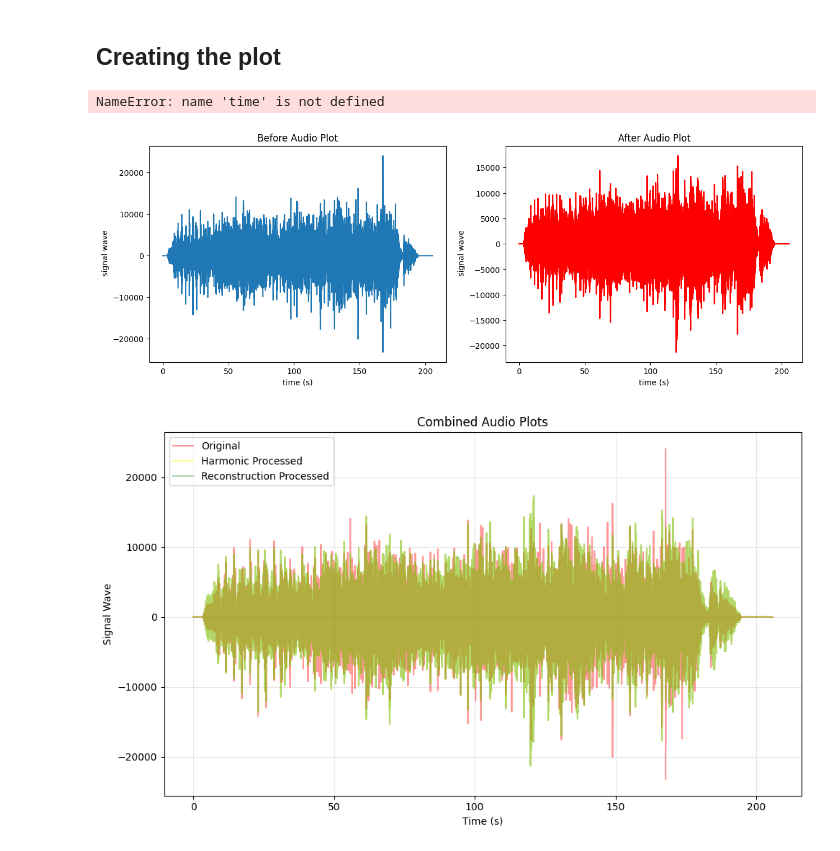
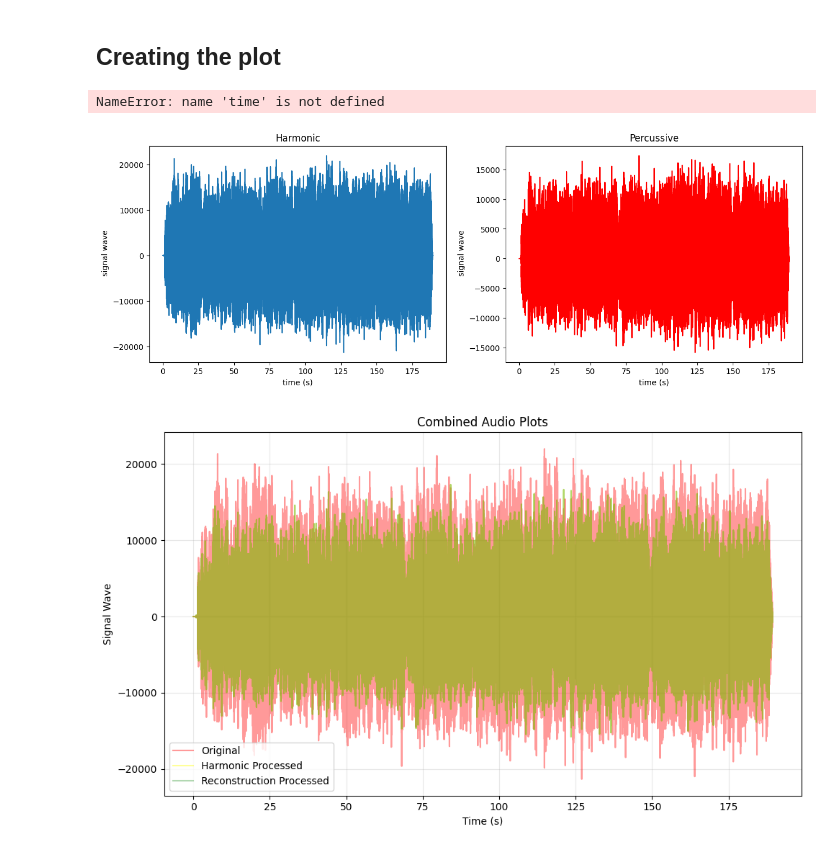
Before and after one commit to ShamalLakshan/AudExp, a Jupyter notebook: PerformaceAnalyser.ipynb, the cells around one changed output. Drawn from its saved outputs; the diff is of its cells as text; code cells hidden in the pictures.

```diff
--- a/PerformaceAnalyser.ipynb
+++ b/PerformaceAnalyser.ipynb
@@ -26,3 +30,3 @@ output_n_samples = output.getnframes()
 # %%
-input_signal_wave = input.readframes(-1)
-output_signal_wave = output.readframes(-1)
+harmonic_enhanced_signal_wave = harmonic_enhanced.readframes(-1)
+percussive_enhanced_signal_wave = percussive_enhanced.readframes(-1)
@@ -32,15 +33,18 @@ output_duration = output_n_samples/output_sample_freq
+# %%
+harmonic_enhanced_duration = harmonic_enhanced_n_samples/harmonic_enhanced_sample_freq
+percussive_enhanced_duration = percussive_enhanced_n_samples/percussive_enhanced_sample_freq
 # %% [markdown]
 ## Creating Numpy Objects
 # %%
 # numpy object from the signal_wave. This will be plotted on the y-axis.
 
-input_signal_array = np.frombuffer(input_signal_wave, dtype=np.int16)
-output_signal_array = np.frombuffer(output_signal_wave, dtype=np.int16)
+harmonic_enhanced_signal_array = np.frombuffer(harmonic_enhanced_signal_wave, dtype=np.int16)
+percussive_enhanced_signal_array = np.frombuffer(percussive_enhanced_signal_wave, dtype=np.int16)
 # %%
 # numpy object from duration. This will be plotted on the x-axis
 
-input_time = np.linspace(0, input_duration, num=input_n_samples)
-output_time = np.linspace(0, input_duration, num=output_n_samples)
+harmonic_enhanced_time = np.linspace(0, harmonic_enhanced_duration, num=harmonic_enhanced_n_samples)
+percussive_enhanced_time = np.linspace(0, harmonic_enhanced_duration, num=percussive_enhanced_n_samples)
 # %% [markdown]
 ## Creating the plot
 # %%
@@ -49,56 +53,48 @@ plt.figure(figsize=(15, 5))
 
 # Plot 1
 plt.subplot(1, 2, 1)
-plt.plot(input_time, input_signal_array)
-plt.title('Before Audio Plot')
+plt.plot(harmonic_enhanced_time, harmonic_enhanced_signal_array)
+plt.title('Harmonic')
 plt.ylabel(' signal wave')
 plt.xlabel('time (s)')
 
 
 # Plot 2
 plt.subplot(1, 2, 2)
-plt.plot(output_time, output_signal_array, color='red')
-plt.title('After Audio Plot')
+plt.plot(percussive_enhanced_time, percussive_enhanced_signal_array, color='red')
+plt.title('Percussive')
 plt.ylabel(' signal wave')
 plt.xlabel('time (s)')
 
-# Plot 3
-plt.subplot(1, 2, 2)
-plt.plot(output_time, output_signal_array, color='red')
-plt.title('After Audio Plot')
-plt.ylabel(' signal wave')
-plt.xlabel('time (s)')
-
-
 plt.xlim(0, time) #limiting the x axis to the audio time
 plt.show()
 # %% [output]
 NameError: name 'time' is not defined
-[figure, old version]
+[figure, new version]
 # %%
-# Assuming you have already defined input_time, input_signal_array, output_time, and output_signal_array
+# Assuming you have already defined harmonic_enhanced_time, harmonic_enhanced_signal_array, percussive_enhanced_time, and percussive_enhanced_signal_array
 
 plt.figure(figsize=(10, 6))  # Adjust the figure size as needed
 
 # Plot 1
-plt.plot(input_time, input_signal_array, label='Original', alpha=0.4, color='red')
+plt.plot(harmonic_enhanced_time, harmonic_enhanced_signal_array, label='Original', alpha=0.4, color='red')
 
 # Plot 2
-plt.plot(output_time, output_signal_array, color='yellow', label='Harmonic Processed', alpha=0.4)
+plt.plot(percussive_enhanced_time, percussive_enhanced_signal_array, color='yellow', label='Harmonic Processed', alpha=0.4)
 
 # Plot 3 (same as Plot 2 in your original code)
-plt.plot(output_time, output_signal_array, color='green', label='Reconstruction Processed', alpha=0.3)
+plt.plot(percussive_enhanced_time, percussive_enhanced_signal_array, color='green', label='Reconstruction Processed', alpha=0.3)
 
 plt.title('Combined Audio Plots')
 plt.ylabel('Signal Wave')
 plt.xlabel('Time (s)')
 plt.legend()
 plt.grid(True, alpha=0.3)  # Also added transparency to the grid
 
 plt.tight_layout()
 plt.show()
 # %% [output]
-[figure, old version]
+[figure, new version]
 # %%
 def read_wav(filename):
     sample_rate, data = wavfile.read(filename)
```
Also changed, not shown: parts of 10 cells of this notebook, 8 other files.
